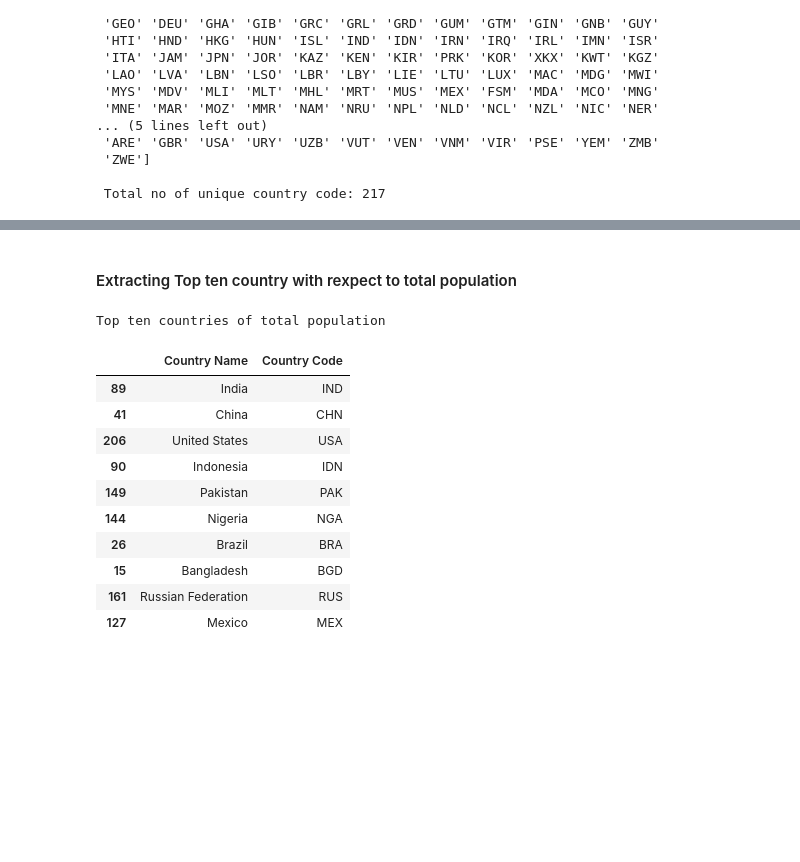
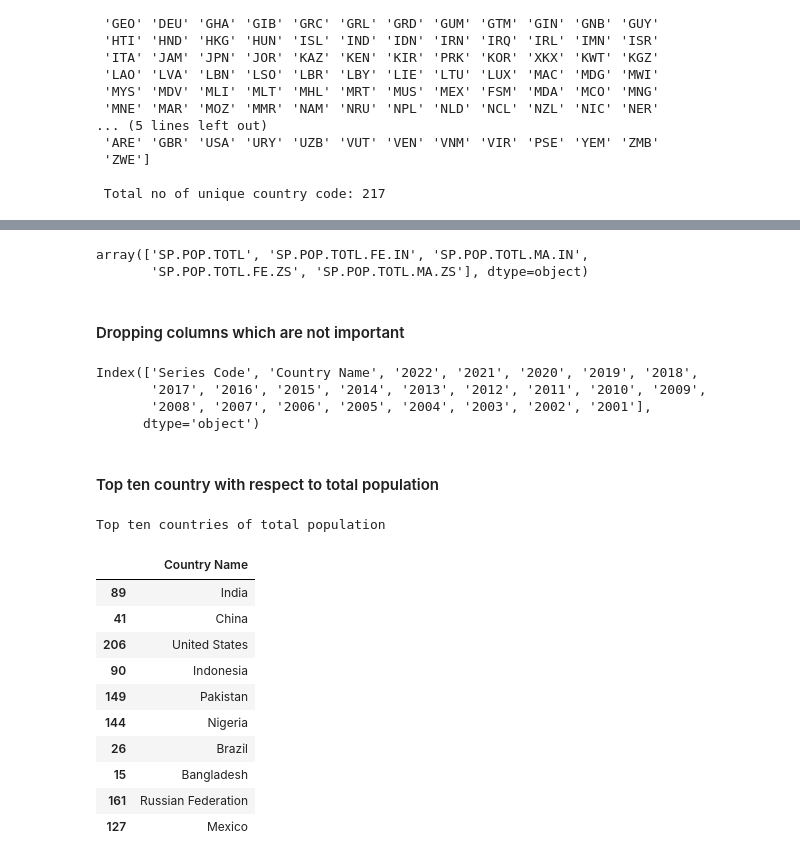
Before and after one commit to KhanS0hail/DS_TASK_01, a Jupyter notebook: Task_01.ipynb, the cells around one changed output, grey strips where cells are left out. Drawn from its saved outputs; the diff is of its cells as text; code cells hidden in the pictures; blank space fills up the shorter version.

```diff
--- a/Task_01.ipynb
+++ b/Task_01.ipynb
@@ -36,2 +34,0 @@ df.tail(3) #data of bottom 3 rows
-# %%
-df = df.dropna(axis=1, how='all')  #axis 1 specifies the operation along the columns.
@@ -158,26 +146,39 @@ Name: Country Name, Length: 1085, dtype: object
+# %%
+df['Series Code'].unique()
+# %% [output]
+array(['SP.POP.TOTL', 'SP.POP.TOTL.FE.IN', 'SP.POP.TOTL.MA.IN',
+       'SP.POP.TOTL.FE.ZS', 'SP.POP.TOTL.MA.ZS'], dtype=object)
+# %% [markdown]
+#### Dropping columns which are not important
+# %%
+df.drop(['Series Name','Country Code'],axis=1,inplace=True)
+# %%
+df.columns
+# %% [output]
+Index(['Series Code', 'Country Name', '2022', '2021', '2020', '2019', '2018',
+       '2017', '2016', '2015', '2014', '2013', '2012', '2011', '2010', '2009',
+       '2008', '2007', '2006', '2005', '2004', '2003', '2002', '2001'],
+      dtype='object')
 # %% [markdown]
-#### Extracting Top ten country with rexpect to total population
+#### Top ten country with respect to total population
 # %%
-# Filter data for total population
-total_population_data = df[df['Series Code'] == 'SP.POP.TOTL']
+total_pop_data = df[df['Series Code'] == 'SP.POP.TOTL']
 
-# Sort data based on the total population for 2022
-total_population_sorted = total_population_data.sort_values(by="2022", ascending=False)
+total_pop_sorted = total_pop_data.sort_values(by="2022", ascending=False)
 
-# Get the top ten countries with the highest total population for 2022
-total_top_ten_countries = total_population_sorted.head(10)
+total_top_ten_countries = total_pop_sorted.head(10)
 print("Top ten countries of total population\n")
-total_top_ten_countries[['Country Name','Country Code']]
+total_top_ten_countries[['Country Name']]
 # %% [output]
 Top ten countries of total population
-|  | Country Name | Country Code |
-| 89 | India | IND |
-| 41 | China | CHN |
-| 206 | United States | USA |
-| 90 | Indonesia | IDN |
-| 149 | Pakistan | PAK |
-| 144 | Nigeria | NGA |
-| 26 | Brazil | BRA |
-| 15 | Bangladesh | BGD |
-| 161 | Russian Federation | RUS |
-| 127 | Mexico | MEX |
+|  | Country Name |
+| 89 | India |
+| 41 | China |
+| 206 | United States |
+| 90 | Indonesia |
+| 149 | Pakistan |
+| 144 | Nigeria |
+| 26 | Brazil |
+| 15 | Bangladesh |
+| 161 | Russian Federation |
+| 127 | Mexico |
```
Also changed, not shown: parts of 8 cells of this notebook.
